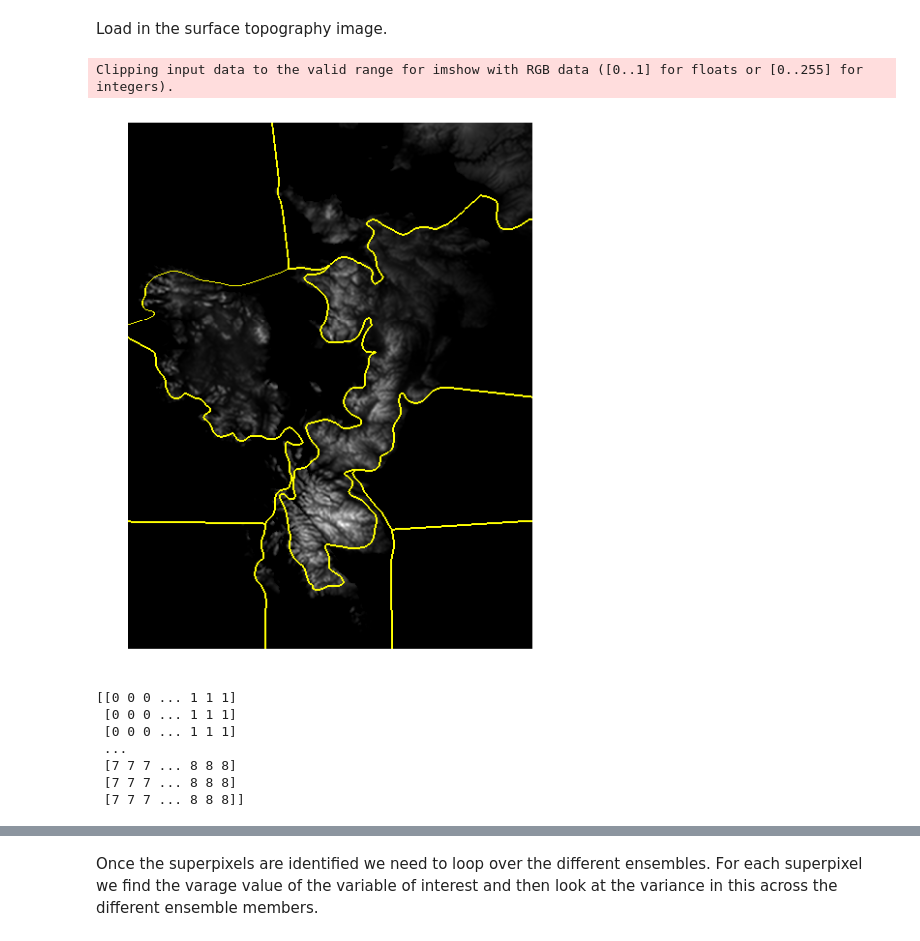
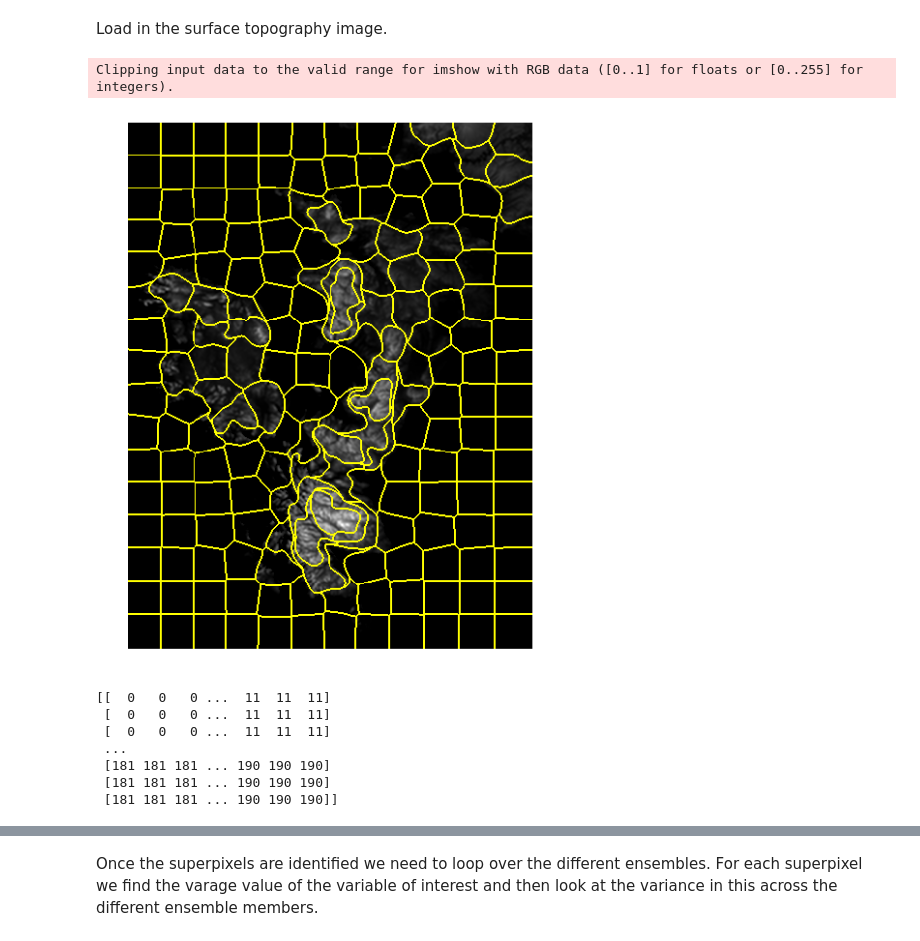
Before and after one commit to mhaigh/ukms_project, a Jupyter notebook: Segmentation_Variances.ipynb, the cells around one changed output, grey strips where cells are left out. Cells and saved outputs as stored; diff of their text form; code cells hidden in the pictures.

Commit message:
update to segmentation varianve

```diff
--- a/Segmentation_Variances.ipynb
+++ b/Segmentation_Variances.ipynb
@@ -46,29 +46,29 @@ scale = np.max(np.abs(image))
 image = image/scale
 # %%
 #choose number of segments:
-numSegments = 10
+numSegments = 200
 
 # apply SLIC and extract (approximately) the supplied number
 # of segments
 segments = slic(image, n_segments = numSegments, sigma = 5)
 
 # show the output of SLIC
 fig = plt.figure("Superpixels -- %d segments" % (numSegments))
 ax = fig.add_subplot(1, 1, 1)
 ax.imshow(mark_boundaries(image, segments))
 plt.axis("off")
 
 # show the plots
 plt.show()
 
 print(segments)
 # %% [output]
 Clipping input data to the valid range for imshow with RGB data ([0..1] for floats or [0..255] for integers).
-[figure, old version]
+[figure, new version]
-[[0 0 0 ... 1 1 1]
- [0 0 0 ... 1 1 1]
- [0 0 0 ... 1 1 1]
+[[  0   0   0 ...  11  11  11]
+ [  0   0   0 ...  11  11  11]
+ [  0   0   0 ...  11  11  11]
  ...
- [7 7 7 ... 8 8 8]
- [7 7 7 ... 8 8 8]
- [7 7 7 ... 8 8 8]]
+ [181 181 181 ... 190 190 190]
+ [181 181 181 ... 190 190 190]
+ [181 181 181 ... 190 190 190]]
```
Also changed, not shown: parts of 3 cells of this notebook, 2 other files.
